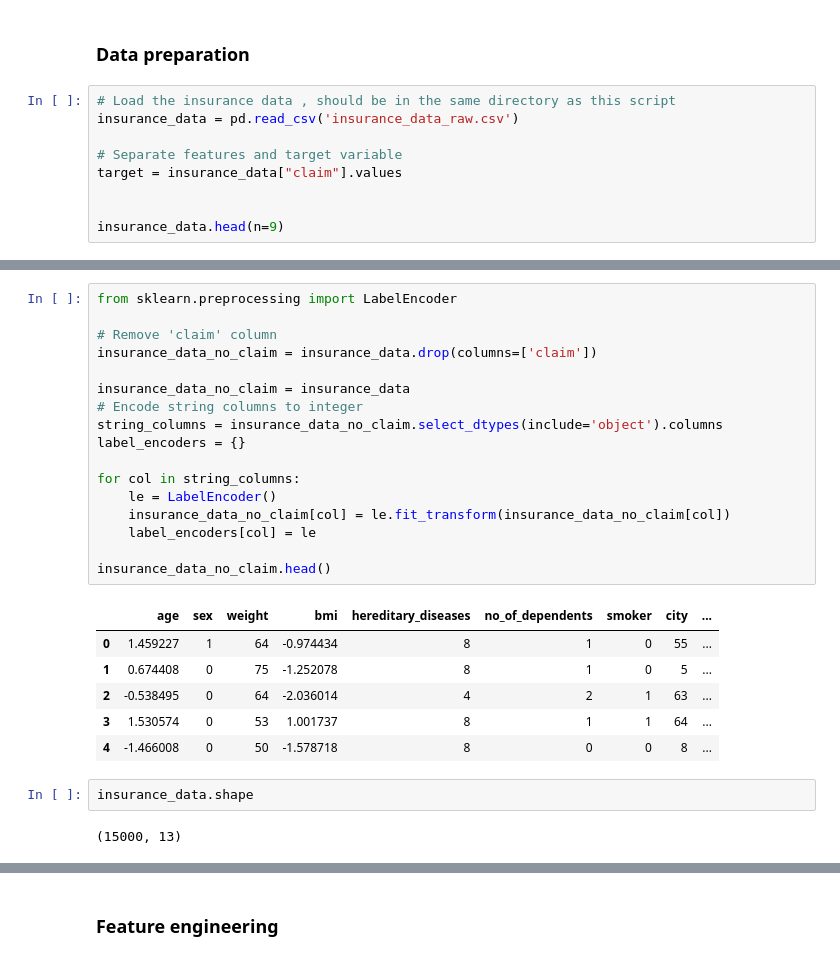
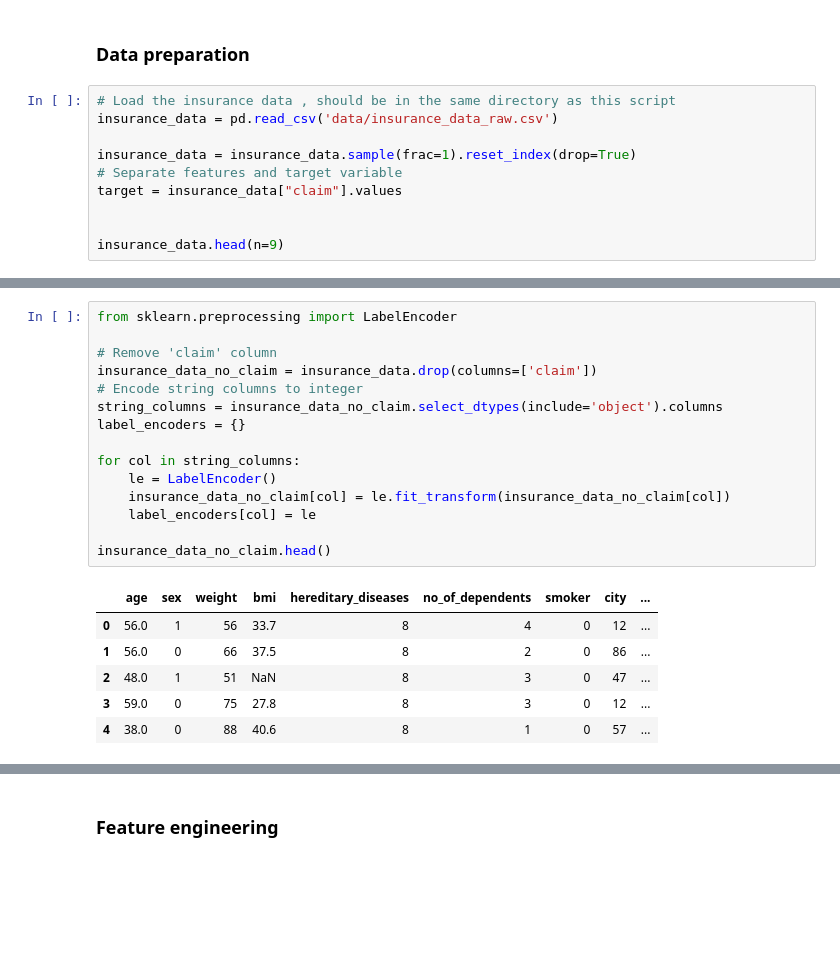
Before and after one commit to Roby290597/health_insurance, a Jupyter notebook: insurance_analysis.ipynb, the cells around one changed output, grey strips where cells are left out. Cells and saved outputs as stored; diff of their text form; blank space fills up the shorter version.

```diff
--- a/insurance_analysis.ipynb
+++ b/insurance_analysis.ipynb
@@ -13,8 +13,9 @@ np.random.seed(123)  # For reproducibility
 ### Data preparation
 # %%
 # Load the insurance data , should be in the same directory as this script
-insurance_data = pd.read_csv('insurance_data_raw.csv')
+insurance_data = pd.read_csv('data/insurance_data_raw.csv')
 
+insurance_data = insurance_data.sample(frac=1).reset_index(drop=True)
 # Separate features and target variable
 target = insurance_data["claim"].values
 
@@ -50,31 +37,25 @@ insurance_data[insurance_data.isna().any(axis=1)]
 # %%
 from sklearn.preprocessing import LabelEncoder
 
 # Remove 'claim' column
 insurance_data_no_claim = insurance_data.drop(columns=['claim'])
-
-insurance_data_no_claim = insurance_data
 # Encode string columns to integer
 string_columns = insurance_data_no_claim.select_dtypes(include='object').columns
 label_encoders = {}
 
 for col in string_columns:
     le = LabelEncoder()
     insurance_data_no_claim[col] = le.fit_transform(insurance_data_no_claim[col])
     label_encoders[col] = le
 
 insurance_data_no_claim.head()
 # %% [output]
 |  | age | sex | weight | bmi | hereditary_diseases | no_of_dependents | smoker | city | ... |
-| 0 | 1.459227 | 1 | 64 | -0.974434 | 8 | 1 | 0 | 55 | ... |
-| 1 | 0.674408 | 0 | 75 | -1.252078 | 8 | 1 | 0 | 5 | ... |
-| 2 | -0.538495 | 0 | 64 | -2.036014 | 4 | 2 | 1 | 63 | ... |
-| 3 | 1.530574 | 0 | 53 | 1.001737 | 8 | 1 | 1 | 64 | ... |
-| 4 | -1.466008 | 0 | 50 | -1.578718 | 8 | 0 | 0 | 8 | ... |
+| 0 | 56.0 | 1 | 56 | 33.7 | 8 | 4 | 0 | 12 | ... |
+| 1 | 56.0 | 0 | 66 | 37.5 | 8 | 2 | 0 | 86 | ... |
+| 2 | 48.0 | 1 | 51 | NaN | 8 | 3 | 0 | 47 | ... |
+| 3 | 59.0 | 0 | 75 | 27.8 | 8 | 3 | 0 | 12 | ... |
+| 4 | 38.0 | 0 | 88 | 40.6 | 8 | 1 | 0 | 57 | ... |
-# %%
-insurance_data.shape
-# %% [output]
-(15000, 13)
 # %%
 # How to handle missing values ####
 insurance_data_no_claim.isna().sum()
```
Also changed, not shown: parts of 17 cells of this notebook, 2 other files.
